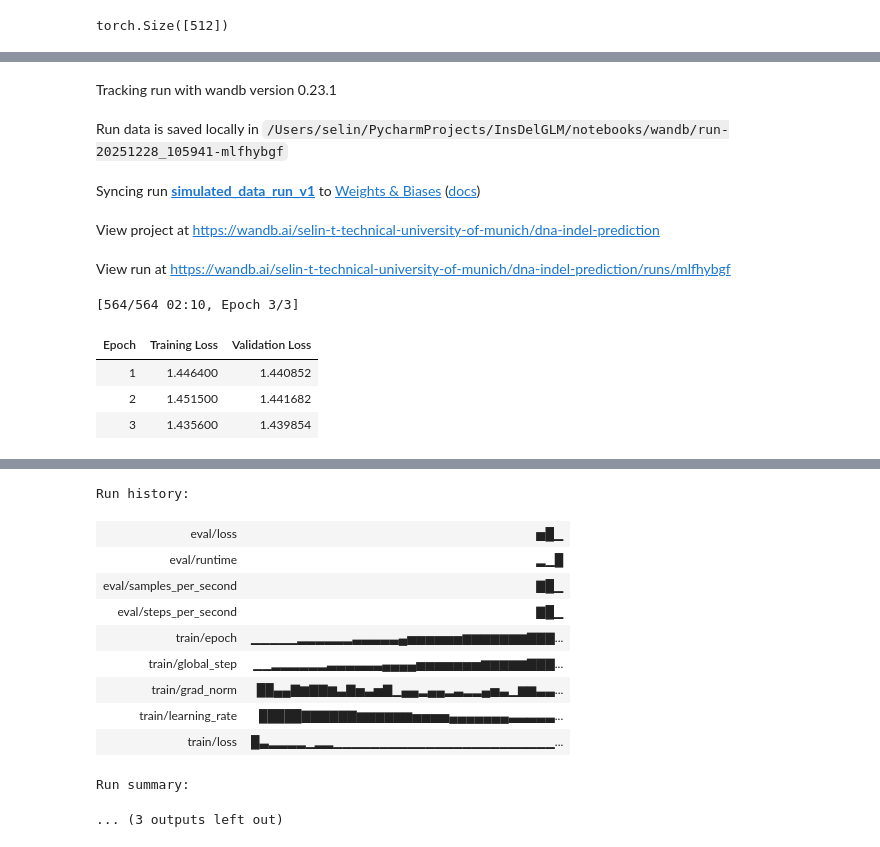
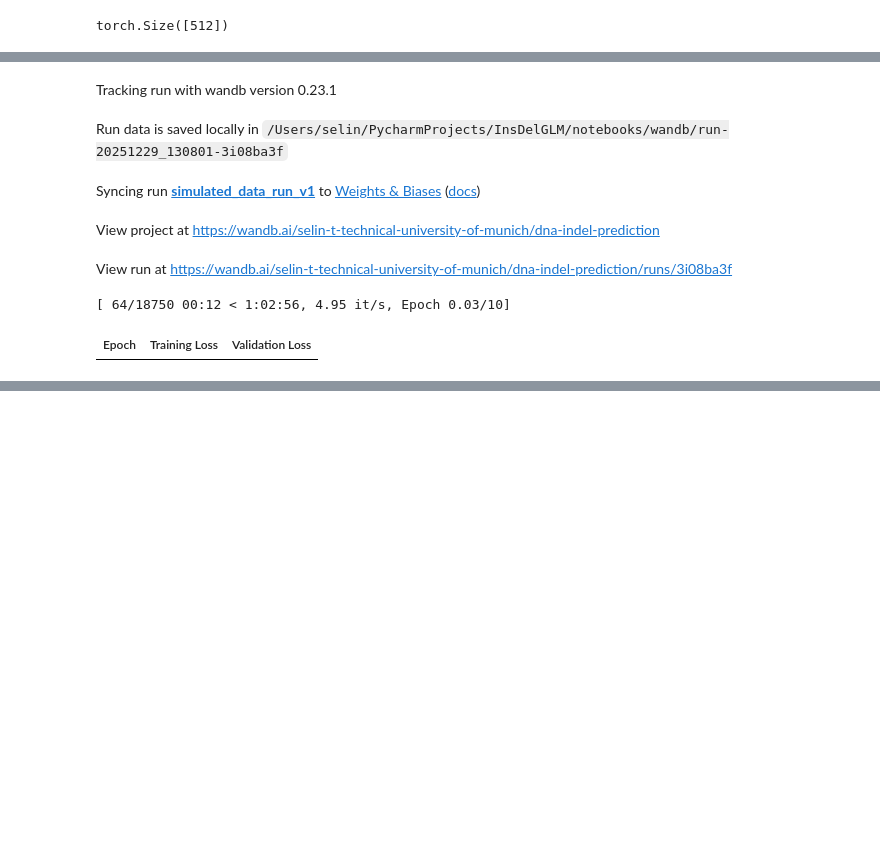
Before and after one commit to LegoCreation/InsDelGLM, a Jupyter notebook: notebooks/simulated_model.ipynb, the cells around one changed output, grey strips where cells are left out. Saved outputs shown, nothing was run; the diff lists cells and outputs as text; code cells hidden in the pictures; blank space fills up the shorter version.

```diff
--- a/notebooks/simulated_model.ipynb
+++ b/notebooks/simulated_model.ipynb
@@ -153,39 +160,36 @@ custom_data_collator = CustomDataCollatorForMLM(
 # Training with validation every epoch
 training_args = TrainingArguments(
     output_dir="../checkpoints",
-    num_train_epochs=3,
+    num_train_epochs=10,
     per_device_train_batch_size=16,
     per_device_eval_batch_size=16,
     logging_steps=5,
     eval_strategy="epoch",
     save_strategy="epoch",
     load_best_model_at_end=True,
     metric_for_best_model="eval_loss",
     learning_rate=1e-4,
     report_to="wandb",
     run_name="simulated_data_run_v1"
 )
 
 trainer = Trainer(
     model=model,
     args=training_args,
     train_dataset=train_dataset,
     eval_dataset=eval_dataset,
     data_collator=custom_data_collator
 )
 
 trainer.train()
 
 wandb.finish()
 # %% [output]
 [interactive output not drawn]
 Tracking run with wandb version 0.23.1
-Run data is saved locally in /Users/selin/PycharmProjects/InsDelGLM/notebooks/wandb/run-20251228_105941-mlfhybgf
+Run data is saved locally in /Users/selin/PycharmProjects/InsDelGLM/notebooks/wandb/run-20251229_130801-3i08ba3f
 Syncing run simulated_data_run_v1 to Weights & Biases (docs)
 View project at https://wandb.ai/selin-t-technical-university-of-munich/dna-indel-prediction
-View run at https://wandb.ai/selin-t-technical-university-of-munich/dna-indel-prediction/runs/mlfhybgf
+View run at https://wandb.ai/selin-t-technical-university-of-munich/dna-indel-prediction/runs/3i08ba3f
-[564/564 02:10, Epoch 3/3]
+[ 64/18750 00:12 < 1:02:56, 4.95 it/s, Epoch 0.03/10]
 | Epoch | Training Loss | Validation Loss |
-| 1 | 1.446400 | 1.440852 |
-| 2 | 1.451500 | 1.441682 |
-| 3 | 1.435600 | 1.439854 |
@@ -193,15 +196,3 @@ View run at https://wandb.ai/selin-t-technical-university-of-munich/dna-indel-pr
-Run history:
-| eval/loss | ▅█▁ |
-| eval/runtime | ▂▁█ |
-| eval/samples_per_second | ▇█▁ |
-| eval/steps_per_second | ▇█▁ |
-| train/epoch | ▁▁▁▁▁▂▂▂▂▂▂▃▃▃▃▃▄▅▅▅▅▅▅▆▆▆▆▆▆▆▇▇▇... |
-| train/global_step | ▁▁▂▂▂▂▂▂▃▃▃▃▃▃▄▄▄▄▅▅▅▅▅▅▅▆▆▆▆▆▇▇▇... |
-| train/grad_norm | ██▄▄▇▆▇▇▆▃▇▅▃▅▇▁▄▄▂▄▄▂▃▂▂▄▅▃▁▆▆▃▃... |
-| train/learning_rate | █████▇▇▇▇▇▇▆▆▆▆▆▆▅▅▅▅▄▄▄▄▄▄▄▃▃▃▃▃... |
-| train/loss | █▃▂▂▂▂▁▂▂▁▁▁▁▁▁▁▁▁▁▁▁▁▁▁▁▁▁▁▁▁▁▁▁... |
-Run summary:
-... (3 outputs left out)
 # %%
 # Plot loss curves
 logs = trainer.state.log_history
```
Also changed, not shown: parts of 4 cells of this notebook.
